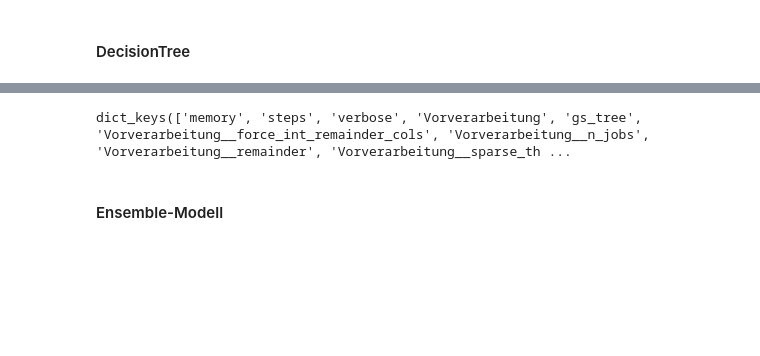
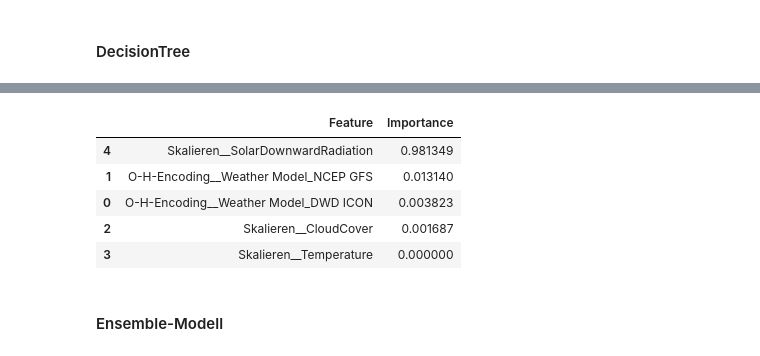
Before and after one commit to QMoWo/ML1-SolarForecasting_PowerRangers, a Jupyter notebook: Analyse_Training/test-Achim.ipynb, the cells around one changed output, grey strips where cells are left out. Drawn from its saved outputs; the diff is of its cells as text; code cells hidden in the pictures; blank space fills up the shorter version.

```diff
--- a/Analyse_Training/test-Achim.ipynb
+++ b/Analyse_Training/test-Achim.ipynb
@@ -1055,4 +768,0 @@ RMSE: 61.96044715022331
-# %%
-print(pipe_tree.get_params().keys())
-# %% [output]
-dict_keys(['memory', 'steps', 'verbose', 'Vorverarbeitung', 'gs_tree', 'Vorverarbeitung__force_int_remainder_cols', 'Vorverarbeitung__n_jobs', 'Vorverarbeitung__remainder', 'Vorverarbeitung__sparse_th ...
@@ -1059,3 +772,28 @@ dict_keys(['memory', 'steps', 'verbose', 'Vorverarbeitung', 'gs_tree', 'Vorverar
+# %%
+# Extrahiere den besten DecisionTreeRegressor aus GridSearchCV
+best_tree_model = pipe_tree.named_steps["gs_tree"].best_estimator_
+
+# Abrufen der Feature-Namen nach Vorverarbeitung
+feature_names = pipe_tree.named_steps["Vorverarbeitung"].get_feature_names_out()
+
+# Erstelle einen DataFrame mit den Feature Importances
+feature_importances = pd.DataFrame({
+    "Feature": feature_names,
+    "Importance": best_tree_model.feature_importances_
+})
+
+# Sortiere die Features nach ihrer Importance (absolut, um die wichtigsten Features zuerst zu sehen)
+feature_importances = feature_importances.sort_values(by="Importance", ascending=False)
+
+# Ausgabe der Feature Importances
+feature_importances
+# %% [output]
+|  | Feature | Importance |
+| 4 | Skalieren__SolarDownwardRadiation | 0.981349 |
+| 1 | O-H-Encoding__Weather Model_NCEP GFS | 0.013140 |
+| 0 | O-H-Encoding__Weather Model_DWD ICON | 0.003823 |
+| 2 | Skalieren__CloudCover | 0.001687 |
+| 3 | Skalieren__Temperature | 0.000000 |
 # %% [markdown]
 #### Ensemble-Modell
 # %% [markdown]
```
Also changed, not shown: parts of 71 cells of this notebook.
